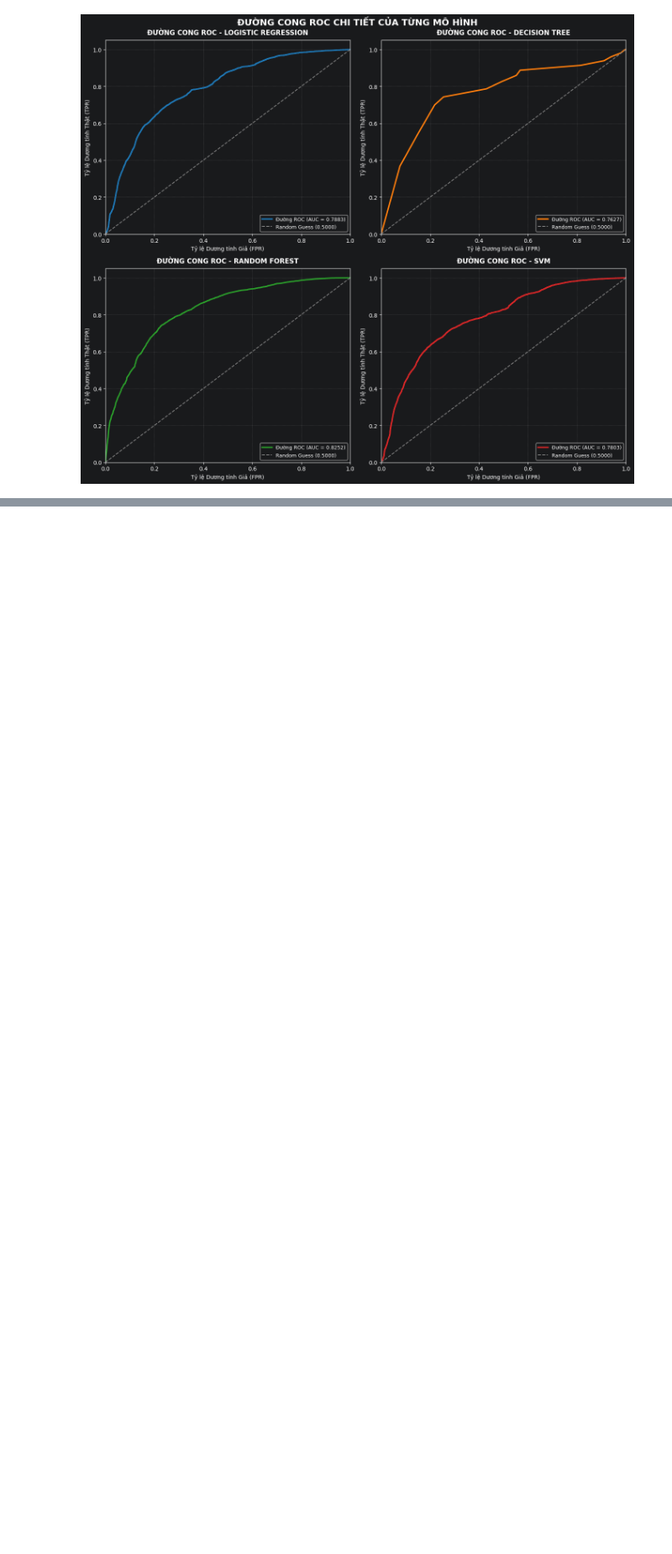
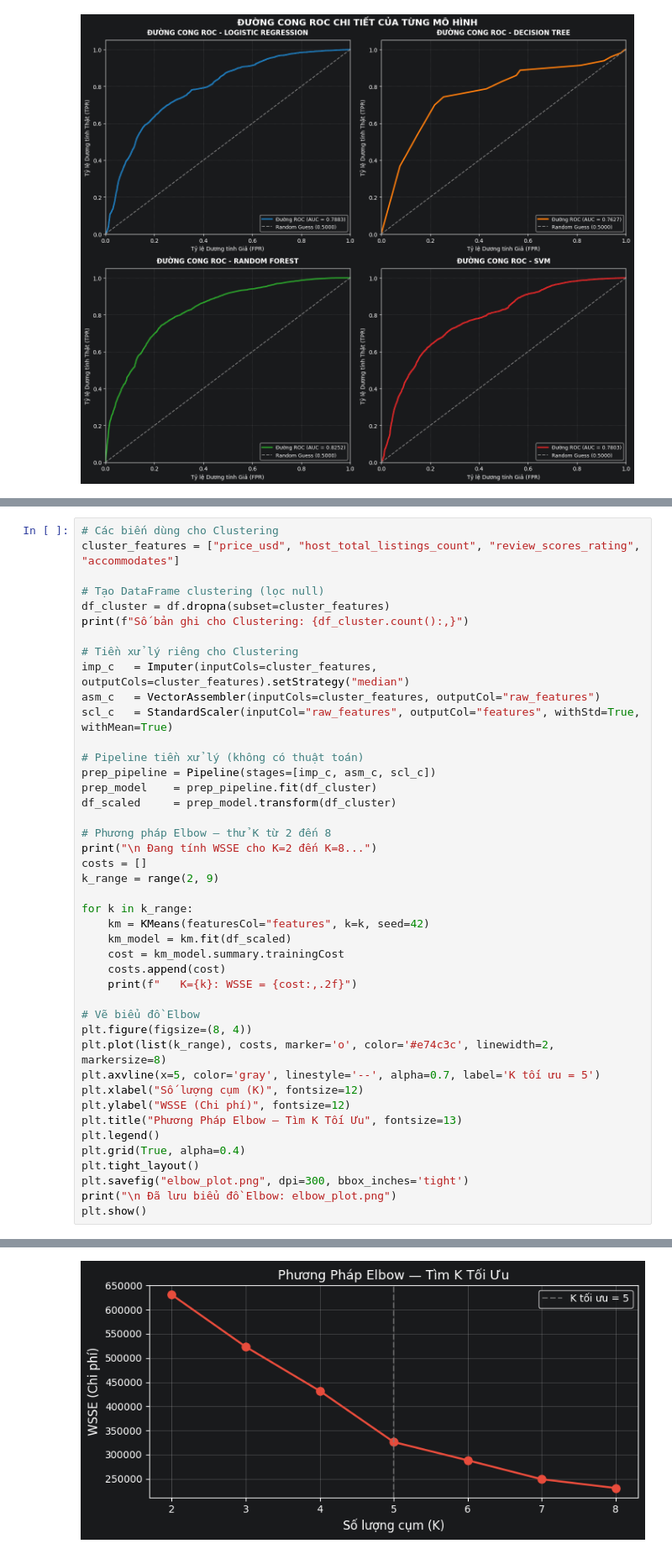
Before and after one commit to nhupham31231022752/N17_DuLieuLonVaUngDung, a Jupyter notebook: src/Airbnb_SparkML.ipynb, the cells around one changed output, grey strips where cells are left out. Shown at 84% size. Drawn from its saved outputs; the diff is of its cells as text; blank space fills up the shorter version.

```diff
--- a/src/Airbnb_SparkML.ipynb
+++ b/src/Airbnb_SparkML.ipynb
@@ -674,0 +844,44 @@ plt.show()
+# %%
+# Các biến dùng cho Clustering
+cluster_features = ["price_usd", "host_total_listings_count", "review_scores_rating", "accommodates"]
+
+# Tạo DataFrame clustering (lọc null)
+df_cluster = df.dropna(subset=cluster_features)
+print(f"Số bản ghi cho Clustering: {df_cluster.count():,}")
+
+# Tiền xử lý riêng cho Clustering
+imp_c   = Imputer(inputCols=cluster_features, outputCols=cluster_features).setStrategy("median")
+asm_c   = VectorAssembler(inputCols=cluster_features, outputCol="raw_features")
+scl_c   = StandardScaler(inputCol="raw_features", outputCol="features", withStd=True, withMean=True)
+
+# Pipeline tiền xử lý (không có thuật toán)
+prep_pipeline = Pipeline(stages=[imp_c, asm_c, scl_c])
+prep_model    = prep_pipeline.fit(df_cluster)
+df_scaled     = prep_model.transform(df_cluster)
+
+# Phương pháp Elbow — thử K từ 2 đến 8
+print("\n Đang tính WSSE cho K=2 đến K=8...")
+costs = []
+k_range = range(2, 9)
+
+for k in k_range:
+    km = KMeans(featuresCol="features", k=k, seed=42)
+    km_model = km.fit(df_scaled)
+    cost = km_model.summary.trainingCost
+    costs.append(cost)
+    print(f"   K={k}: WSSE = {cost:,.2f}")
+
+# Vẽ biểu đồ Elbow
+plt.figure(figsize=(8, 4))
+plt.plot(list(k_range), costs, marker='o', color='#e74c3c', linewidth=2, markersize=8)
+plt.axvline(x=5, color='gray', linestyle='--', alpha=0.7, label='K tối ưu = 5')
+plt.xlabel("Số lượng cụm (K)", fontsize=12)
+plt.ylabel("WSSE (Chi phí)", fontsize=12)
+plt.title("Phương Pháp Elbow — Tìm K Tối Ưu", fontsize=13)
+plt.legend()
+plt.grid(True, alpha=0.4)
+plt.tight_layout()
+plt.savefig("elbow_plot.png", dpi=300, bbox_inches='tight')
+print("\n Đã lưu biểu đồ Elbow: elbow_plot.png")
+plt.show()
+# %% [output]
@@ -674,0 +900 @@ plt.show()
+[figure, added]
```
Also changed, not shown: parts of 8 cells of this notebook.
